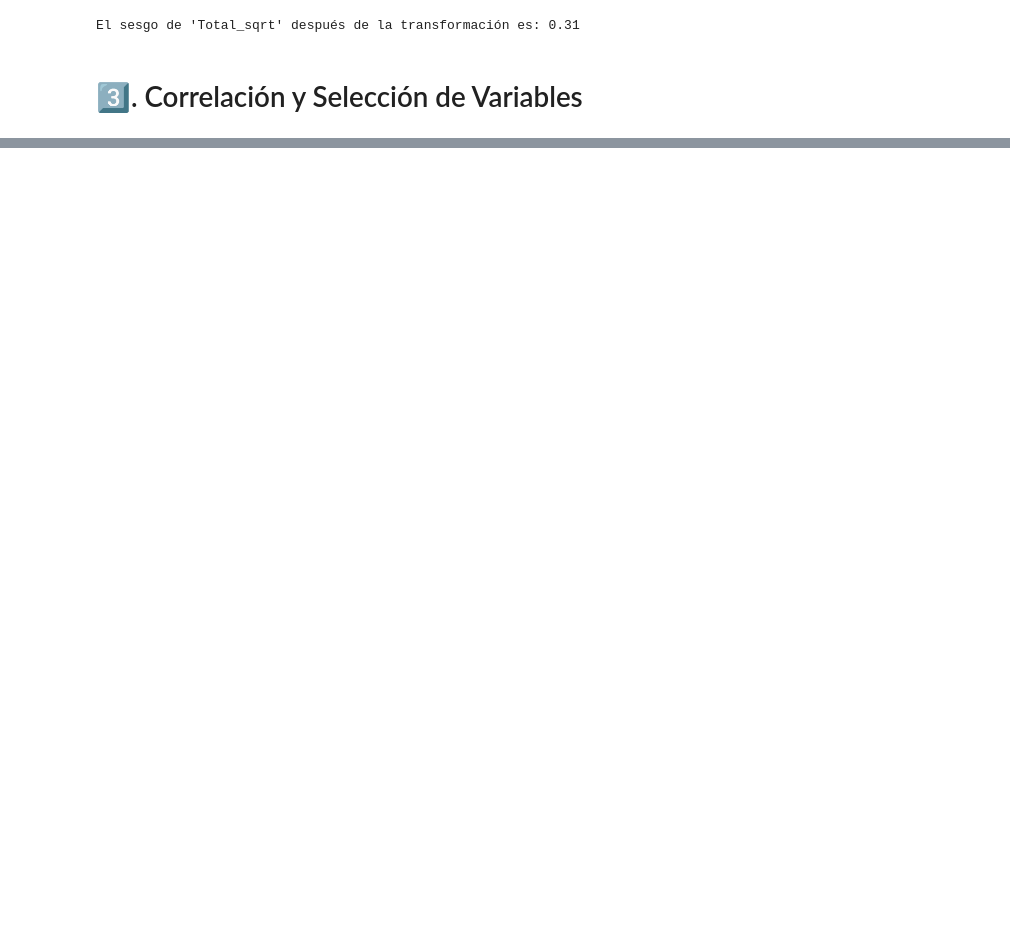
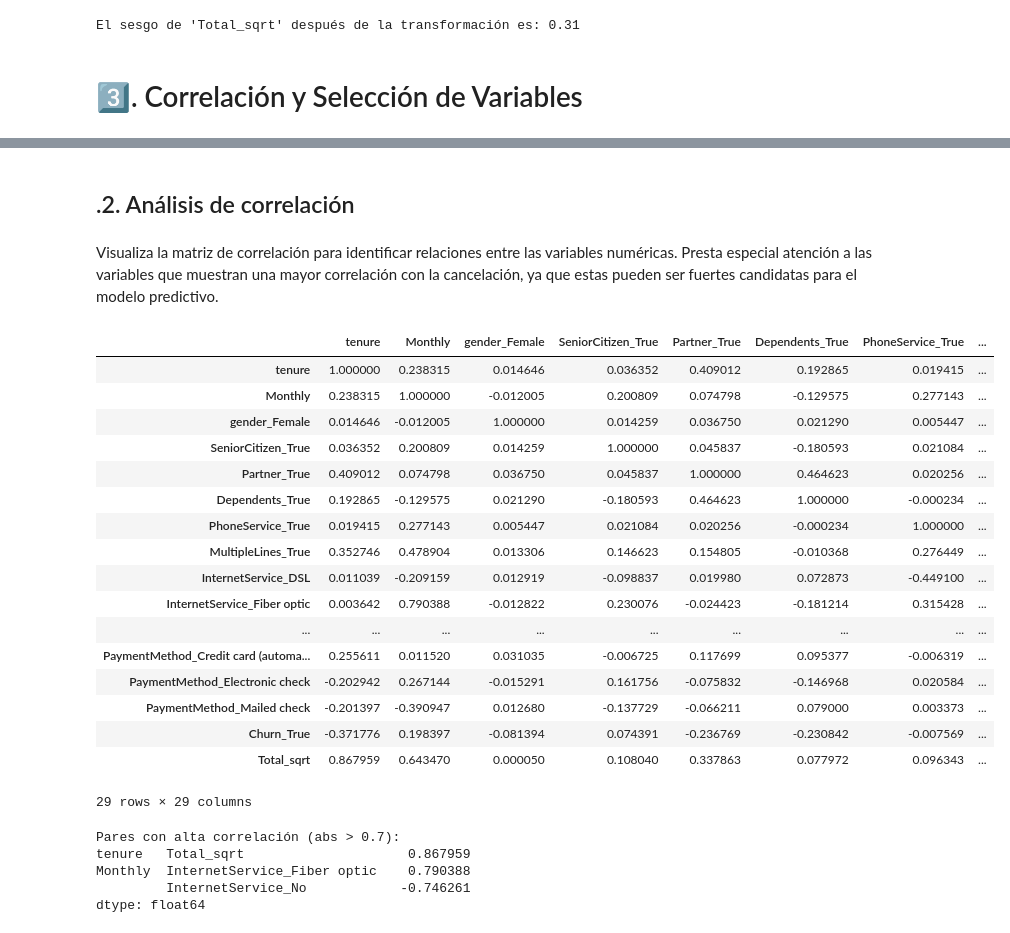
Before and after one commit to Karen-13C/Challenge_MachineLearnig, a Jupyter notebook: TelecomX_2.ipynb, the cells around one changed output, grey strips where cells are left out. Cells and saved outputs as stored; diff of their text form; code cells hidden in the pictures; blank space fills up the shorter version.

```diff
--- a/TelecomX_2.ipynb
+++ b/TelecomX_2.ipynb
@@ -341,0 +384,47 @@ El sesgo de 'Total_sqrt' después de la transformación es: 0.31
+# %% [markdown]
+## .2. Análisis de correlación
+# %% [markdown]
+Visualiza la matriz de correlación para identificar relaciones entre las variables numéricas. Presta especial atención a las variables que muestran una mayor correlación con la cancelación, ya que estas pueden ser fuertes candidatas para el modelo predictivo.
+# %%
+df_normalizado.corr()
+# %% [output]
+|  | tenure | Monthly | gender_Female | SeniorCitizen_True | Partner_True | Dependents_True | PhoneService_True | ... |
+| tenure | 1.000000 | 0.238315 | 0.014646 | 0.036352 | 0.409012 | 0.192865 | 0.019415 | ... |
+| Monthly | 0.238315 | 1.000000 | -0.012005 | 0.200809 | 0.074798 | -0.129575 | 0.277143 | ... |
+| gender_Female | 0.014646 | -0.012005 | 1.000000 | 0.014259 | 0.036750 | 0.021290 | 0.005447 | ... |
+| SeniorCitizen_True | 0.036352 | 0.200809 | 0.014259 | 1.000000 | 0.045837 | -0.180593 | 0.021084 | ... |
+| Partner_True | 0.409012 | 0.074798 | 0.036750 | 0.045837 | 1.000000 | 0.464623 | 0.020256 | ... |
+| Dependents_True | 0.192865 | -0.129575 | 0.021290 | -0.180593 | 0.464623 | 1.000000 | -0.000234 | ... |
+| PhoneService_True | 0.019415 | 0.277143 | 0.005447 | 0.021084 | 0.020256 | -0.000234 | 1.000000 | ... |
+| MultipleLines_True | 0.352746 | 0.478904 | 0.013306 | 0.146623 | 0.154805 | -0.010368 | 0.276449 | ... |
+| InternetService_DSL | 0.011039 | -0.209159 | 0.012919 | -0.098837 | 0.019980 | 0.072873 | -0.449100 | ... |
+| InternetService_Fiber optic | 0.003642 | 0.790388 | -0.012822 | 0.230076 | -0.024423 | -0.181214 | 0.315428 | ... |
+| ... | ... | ... | ... | ... | ... | ... | ... | ... |
+| PaymentMethod_Credit card (automa... | 0.255611 | 0.011520 | 0.031035 | -0.006725 | 0.117699 | 0.095377 | -0.006319 | ... |
+| PaymentMethod_Electronic check | -0.202942 | 0.267144 | -0.015291 | 0.161756 | -0.075832 | -0.146968 | 0.020584 | ... |
+| PaymentMethod_Mailed check | -0.201397 | -0.390947 | 0.012680 | -0.137729 | -0.066211 | 0.079000 | 0.003373 | ... |
+| Churn_True | -0.371776 | 0.198397 | -0.081394 | 0.074391 | -0.236769 | -0.230842 | -0.007569 | ... |
+| Total_sqrt | 0.867959 | 0.643470 | 0.000050 | 0.108040 | 0.337863 | 0.077972 | 0.096343 | ... |
+29 rows × 29 columns
+# %%
+corr_matrix = df_normalizado.corr()
+
+# Convierte la matriz de correlación en una serie
+corr_pairs = corr_matrix.unstack()
+
+# Filtra las parejas con alta correlación (mayor a 0.7 o menor a -0.7)
+# y elimina la correlación de la variable consigo misma
+high_corr_pairs = corr_pairs[(corr_pairs > 0.7) | (corr_pairs < -0.7)]
+high_corr_pairs = high_corr_pairs[high_corr_pairs != 1]
+
+# Ordena los resultados y elimina duplicados para una vista más limpia
+high_corr_pairs = high_corr_pairs.sort_values(ascending=False).drop_duplicates()
+
+print("Pares con alta correlación (abs > 0.7):")
+print(high_corr_pairs)
+# %% [output]
+Pares con alta correlación (abs > 0.7):
+tenure   Total_sqrt                     0.867959
+Monthly  InternetService_Fiber optic    0.790388
+         InternetService_No            -0.746261
+dtype: float64
```
Also changed, not shown: parts of 18 cells of this notebook.
